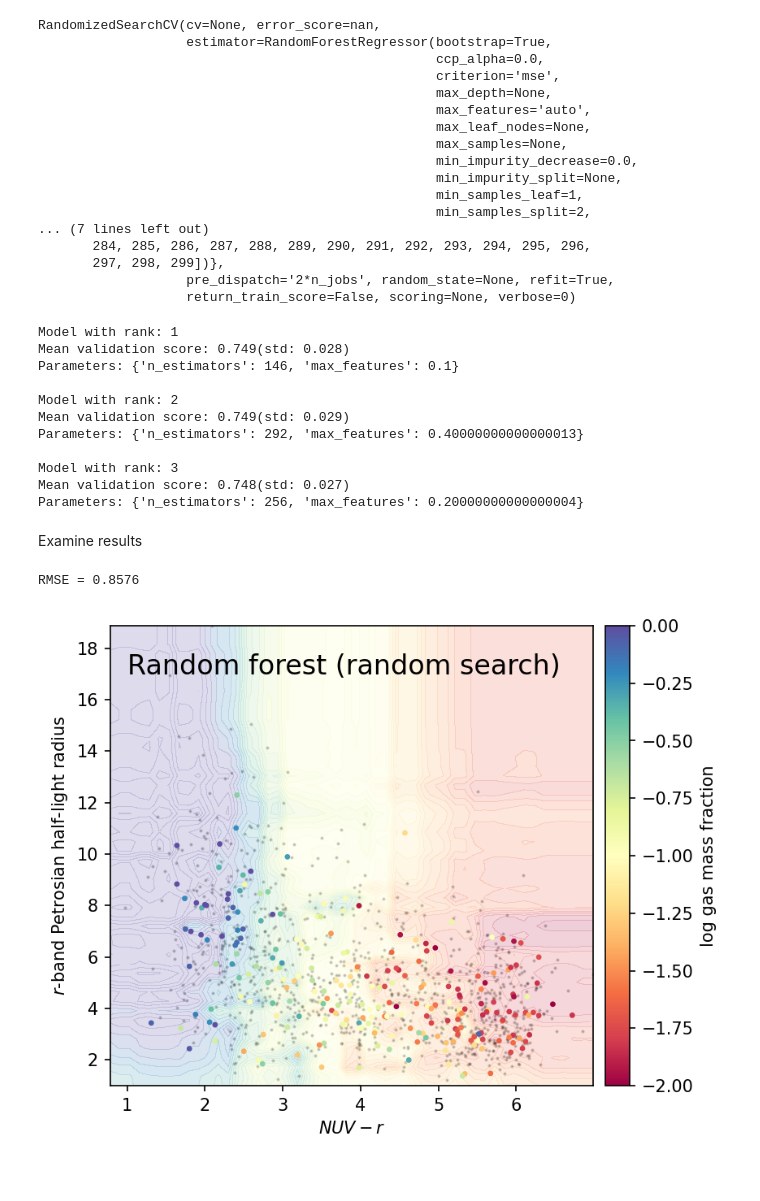
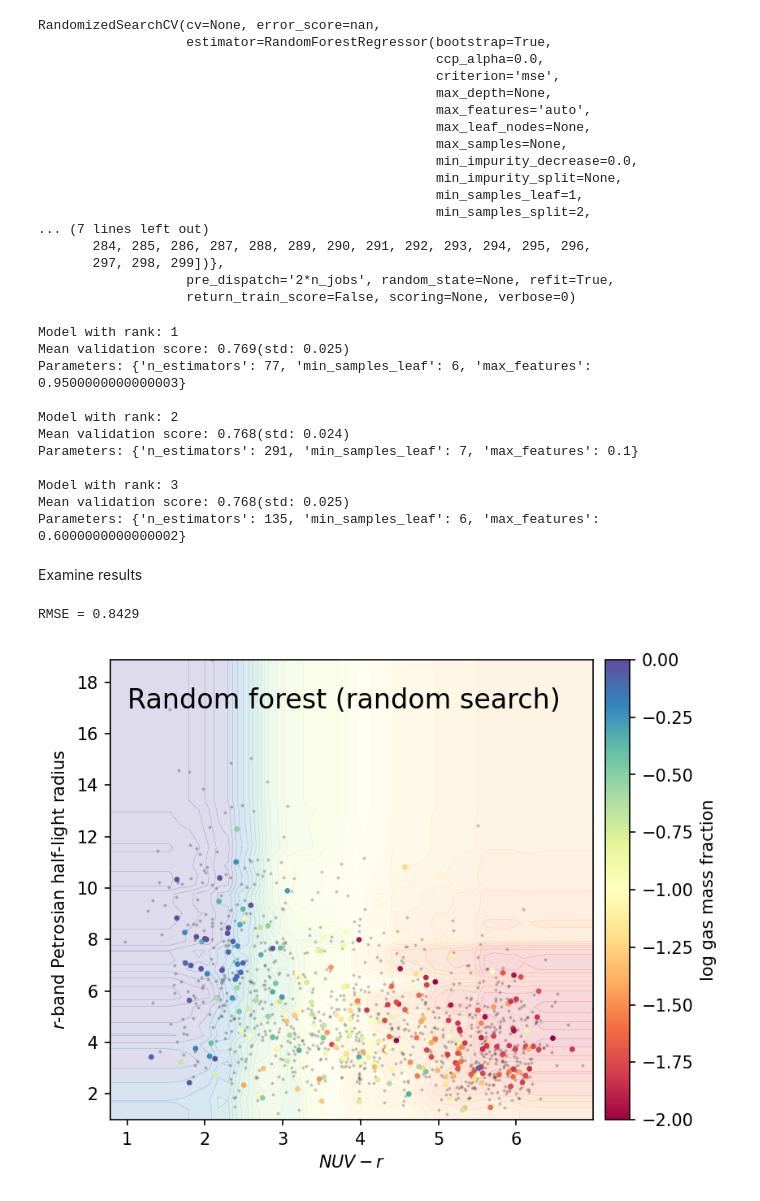
Before and after one commit to jwuphysics/ism-star-ml, a Jupyter notebook: notebook/ISM_ST_Introductory_Machine_Learning.ipynb, the cells around one changed output. Cells and saved outputs as stored; diff of their text form; code cells hidden in the pictures.

```diff
--- a/notebook/ISM_ST_Introductory_Machine_Learning.ipynb
+++ b/notebook/ISM_ST_Introductory_Machine_Learning.ipynb
@@ -530,12 +629,10 @@ ax.text(1, 17, f'Random forest (out of box)', fontsize=16);
 
 There is a lot to be said about how to optimize model hyperparameters, and some of it can be found in the [scikit-learn documentation](https://scikit-learn.org/stable/modules/grid_search.html). People often use a **grid search**, which involves choosing combinations of hyperparameters from some (prior, uninformative, ...) distribution. However, a **random search** can often be more efficient ([see example here](https://scikit-learn.org/stable/auto_examples/model_selection/plot_randomized_search.html#sphx-glr-auto-examples-model-selection-plot-randomized-search-py))!
 # %%
-import scipy.stats as stats
-
-# random forest hyperparameter distributions
 hyperparameter_distributions = {
     'n_estimators': np.arange(50, 300, 1).astype(int),
     'max_features': np.arange(0.1, 1, 0.05),
+    'min_samples_leaf': np.arange(1, 10, 1).astype(int)
 }
 # %%
 from sklearn.model_selection import RandomizedSearchCV
@@ -572,60 +669,35 @@ def report(results, n_top=3):
     for i in range(1, n_top + 1):
         candidates = np.flatnonzero(results['rank_test_score'] == i)
         for candidate in candidates:
-            print("Model with rank: {0}".format(i))
+            print(f"Model with rank: {i}")
             print(
                 f"Mean validation score: {results['mean_test_score'][candidate]:.3f}"
                 f"(std: {results['std_test_score'][candidate]:.3f})"
             )
-            print("Parameters: {0}".format(results['params'][candidate]))
+            print(f"Parameters: {results['params'][candidate]}")
             print("")
 
 report(random_search.cv_results_)
 # %% [output]
 Model with rank: 1
-Mean validation score: 0.749(std: 0.028)
-Parameters: {'n_estimators': 146, 'max_features': 0.1}
+Mean validation score: 0.769(std: 0.025)
+Parameters: {'n_estimators': 77, 'min_samples_leaf': 6, 'max_features': 0.9500000000000003}
 
 Model with rank: 2
-Mean validation score: 0.749(std: 0.029)
-Parameters: {'n_estimators': 292, 'max_features': 0.40000000000000013}
+Mean validation score: 0.768(std: 0.024)
+Parameters: {'n_estimators': 291, 'min_samples_leaf': 7, 'max_features': 0.1}
 
 Model with rank: 3
-Mean validation score: 0.748(std: 0.027)
-Parameters: {'n_estimators': 256, 'max_features': 0.20000000000000004}
+Mean validation score: 0.768(std: 0.025)
+Parameters: {'n_estimators': 135, 'min_samples_leaf': 6, 'max_features': 0.6000000000000002}
 # %% [markdown]
 Examine results
 # %%
 preds = random_search.predict(X_test)
 print(f'RMSE = {rmse(y_test, preds):.4f}')
 # %% [output]
-RMSE = 0.8576
+RMSE = 0.8429
-# %%
-fig, ax = plt.subplots(1, 1, figsize=(5.5, 5), dpi=150)
-ax.scatter(df['NUVr'], df['petrR50_r'], s=1, c='k', alpha=0.2)
-
-# create a grid of points to plot model results
-NUVr_min, NUVr_max = X[:, 1].min(), X[:, 1].max()
-petroR_min, petroR_max = X[:, 3].min(), X[:, 3].max()
-xx1, xx2 = np.meshgrid(np.linspace(NUVr_min, NUVr_max, 50), np.linspace(petroR_min, petroR_max, 50))
-
-# plot results from model
-X_grid = np.c_[xx1.ravel(), xx2.ravel()]
-p = random_search.predict(X_grid).reshape(xx1.shape)
-ax.contourf(xx1, xx2, p, vmin=-2, vmax=0, levels=40, cmap='Spectral', alpha=.2)
-
-# compare with test set
-sc = ax.scatter(X_test[:, 0], X_test[:, 1], c=y_test, s=5, vmin=-2, vmax=0, cmap='Spectral')
-
-# colorbar + other axis details
-divider = make_axes_locatable(ax)
-cax = divider.append_axes('right', size='5%', pad=0.1)
-cbar = fig.colorbar(sc, cax=cax, orientation='vertical')
-cbar.set_label('log gas mass fraction')
-
-ax.set_xlabel('$NUV-r$')
-ax.set_ylabel('$r$-band Petrosian half-light radius')
-
-ax.text(1, 17, f'Random forest (random search)', fontsize=16);
-# %% [output]
-[figure, removed]
+# %%
+plot_tree_model(random_search, label=f'Random forest (random search)')
+# %% [output]
+[figure, added]
```
Also changed, not shown: parts of 50 cells of this notebook, 1 other file.
